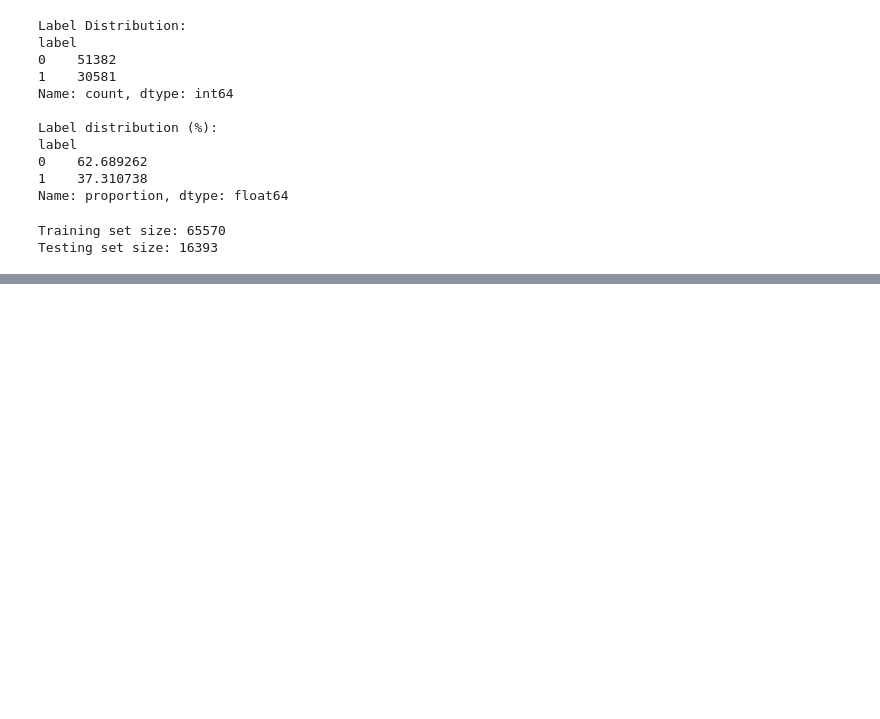
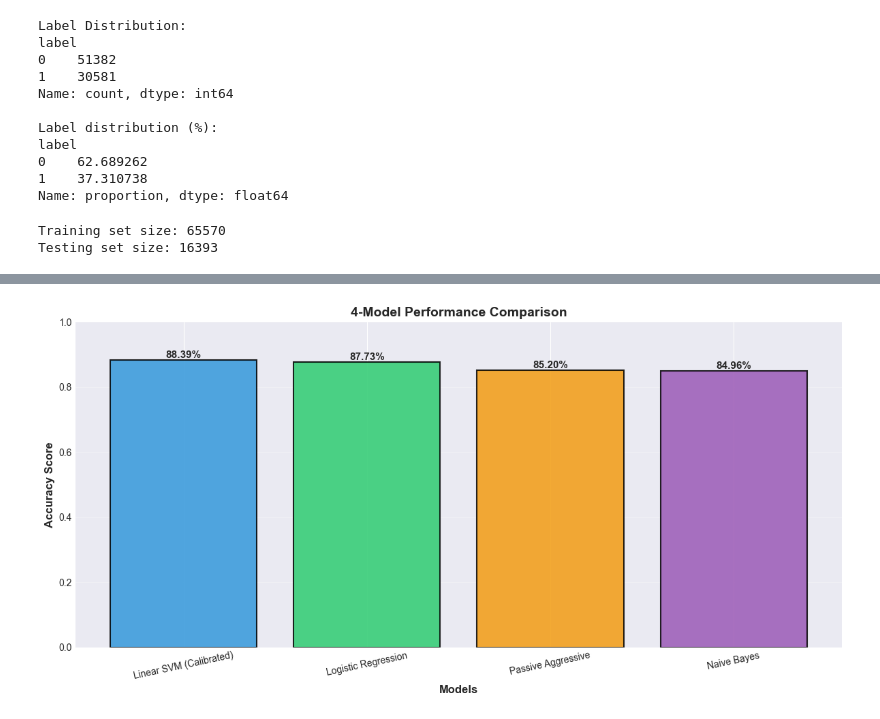
Before and after one commit to Maulishka04/Multilingual-Fake-News-Detection, a Jupyter notebook: notebooks/04_model_training.ipynb, the cells around one changed output, grey strips where cells are left out. Drawn from its saved outputs; the diff is of its cells as text; code cells hidden in the pictures; blank space fills up the shorter version.

```diff
--- a/notebooks/04_model_training.ipynb
+++ b/notebooks/04_model_training.ipynb
@@ -162,0 +409,99 @@ print("\n✅ Model and vectorizer saved successfully!")
+# %%
+# Compare Logistic Regression, Linear SVM, Naive Bayes, and Passive Aggressive Models
+print("\n" + "=" * 60)
+print("MODEL COMPARISON: LR vs LinearSVC vs PAC vs NB")
+print("=" * 60)
+
+# Create comparison dataframe
+comparison_data = {
+    'Model': [
+        'Logistic Regression',
+        'Linear SVM (Calibrated)',
+        'Passive Aggressive',
+        'Naive Bayes'
+    ],
+    'Accuracy': [
+        accuracy,
+        accuracy_svm,
+        accuracy_pac,
+        accuracy_nb
+    ],
+    'True Negatives': [
+        cm[0, 0],
+        cm_svm[0, 0],
+        cm_pac[0, 0],
+        cm_nb[0, 0]
+    ],
+    'False Positives': [
+        cm[0, 1],
+        cm_svm[0, 1],
+        cm_pac[0, 1],
+        cm_nb[0, 1]
+    ],
+    'True Positives': [
+        cm[1, 1],
+        cm_svm[1, 1],
+        cm_pac[1, 1],
+        cm_nb[1, 1]
+    ],
+    'False Negatives': [
+        cm[1, 0],
+        cm_svm[1, 0],
+        cm_pac[1, 0],
+        cm_nb[1, 0]
+    ]
+}
+
+comparison_df = pd.DataFrame(comparison_data)
+comparison_df = comparison_df.sort_values(by='Accuracy', ascending=False).reset_index(drop=True)
+
+print("\n" + "-" * 60)
+print("DETAILED COMPARISON TABLE (4 MODELS):")
+print("-" * 60)
+print(comparison_df.to_string(index=False))
+
+# Visual comparison of accuracies
+fig, ax = plt.subplots(figsize=(12, 6))
+models = comparison_df['Model']
+accuracies = comparison_df['Accuracy']
+colors = ['#3498db', '#2ecc71', '#f39c12', '#9b59b6']
+
+bars = ax.bar(models, accuracies, color=colors, alpha=0.85, edgecolor='black', linewidth=1.5)
+
+# Add value labels on bars
+for bar, acc in zip(bars, accuracies):
+    height = bar.get_height()
+    ax.text(
+        bar.get_x() + bar.get_width() / 2,
+        height,
+        f'{acc:.2%}',
+        ha='center',
+        va='bottom',
+        fontsize=11,
+        fontweight='bold'
+    )
+
+ax.set_ylabel('Accuracy Score', fontsize=12, fontweight='bold')
+ax.set_xlabel('Models', fontsize=12, fontweight='bold')
+ax.set_title('4-Model Performance Comparison', fontsize=14, fontweight='bold')
+ax.set_ylim(0, 1.0)
+ax.grid(axis='y', alpha=0.3)
+plt.xticks(rotation=12)
+plt.tight_layout()
+plt.show()
+
+# Summary
+print("\n" + "=" * 60)
+print("SUMMARY")
+print("=" * 60)
+best_model = comparison_df.iloc[0]['Model']
+best_accuracy = comparison_df.iloc[0]['Accuracy']
+print(f"\n✅ Best Performing Model: {best_model}")
+print(f"📊 Best Accuracy: {best_accuracy:.4f} ({best_accuracy:.2%})")
+print("\n✅ All models have been trained and saved in the models folder!")
+print("   - logistic_regression_tfidf.pkl")
+print("   - linear_svc_calibrated_tfidf.pkl")
+print("   - passive_aggressive_tfidf.pkl")
+print("   - naive_bayes_tfidf.pkl")
+print("   - tfidf_vectorizer.pkl")
+# %% [output]
@@ -162,0 +520 @@ print("\n✅ Model and vectorizer saved successfully!")
+[figure, added]
```
Also changed, not shown: parts of 9 cells of this notebook, 58 other files.
